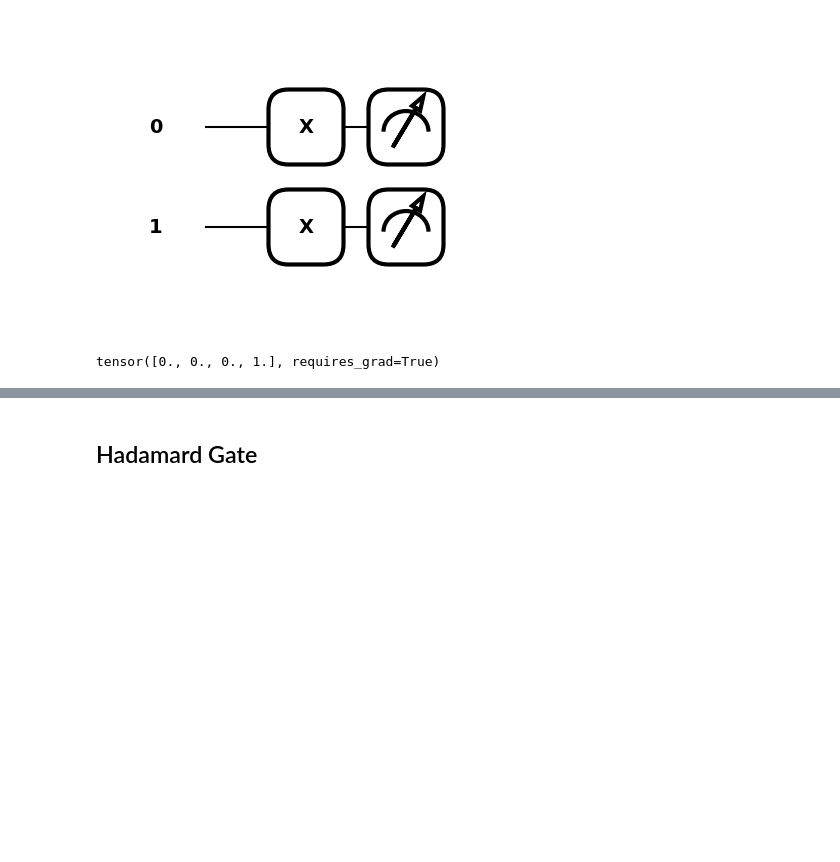
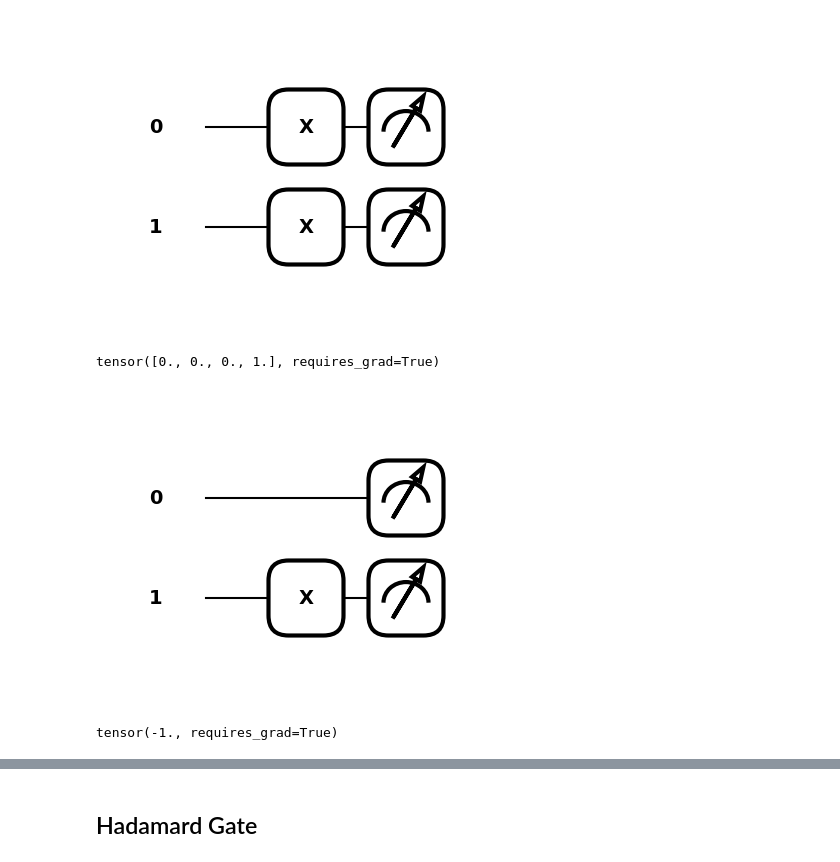
Before and after one commit to Axect/Pennylane_tutorial, a Jupyter notebook: 01_States_and_Gates.ipynb, the cells around one changed output, grey strips where cells are left out. Saved outputs shown, nothing was run; the diff lists cells and outputs as text; code cells hidden in the pictures; blank space fills up the shorter version.

```diff
--- a/01_States_and_Gates.ipynb
+++ b/01_States_and_Gates.ipynb
@@ -75,6 +102,16 @@ def oneone():
     qml.PauliX(wires=0)
     qml.PauliX(wires=1)
     return qml.probs(wires=[0,1])
+
+@qml.qnode(dev2)
+def zeroone_Z():
+    qml.PauliX(wires=1)
+    return qml.expval(qml.PauliZ(0) @ qml.PauliZ(1))
+
+@qml.qnode(dev2)
+def onezero_Z():
+    qml.PauliX(wires=0)
+    return qml.expval(qml.PauliZ(0) @ qml.PauliZ(1))
 # %%
 zerozero()
 # %% [output]
@@ -96,3 +133,12 @@ plt.show()
 oneone()
 # %% [output]
 tensor([0., 0., 0., 1.], requires_grad=True)
+# %%
+qml.draw_mpl(zeroone_Z)()
+plt.show()
+# %% [output]
+[figure, added]
+# %%
+zeroone_Z()
+# %% [output]
+tensor(-1., requires_grad=True)
```
Also changed, not shown: parts of 8 cells of this notebook, 1 other file.
